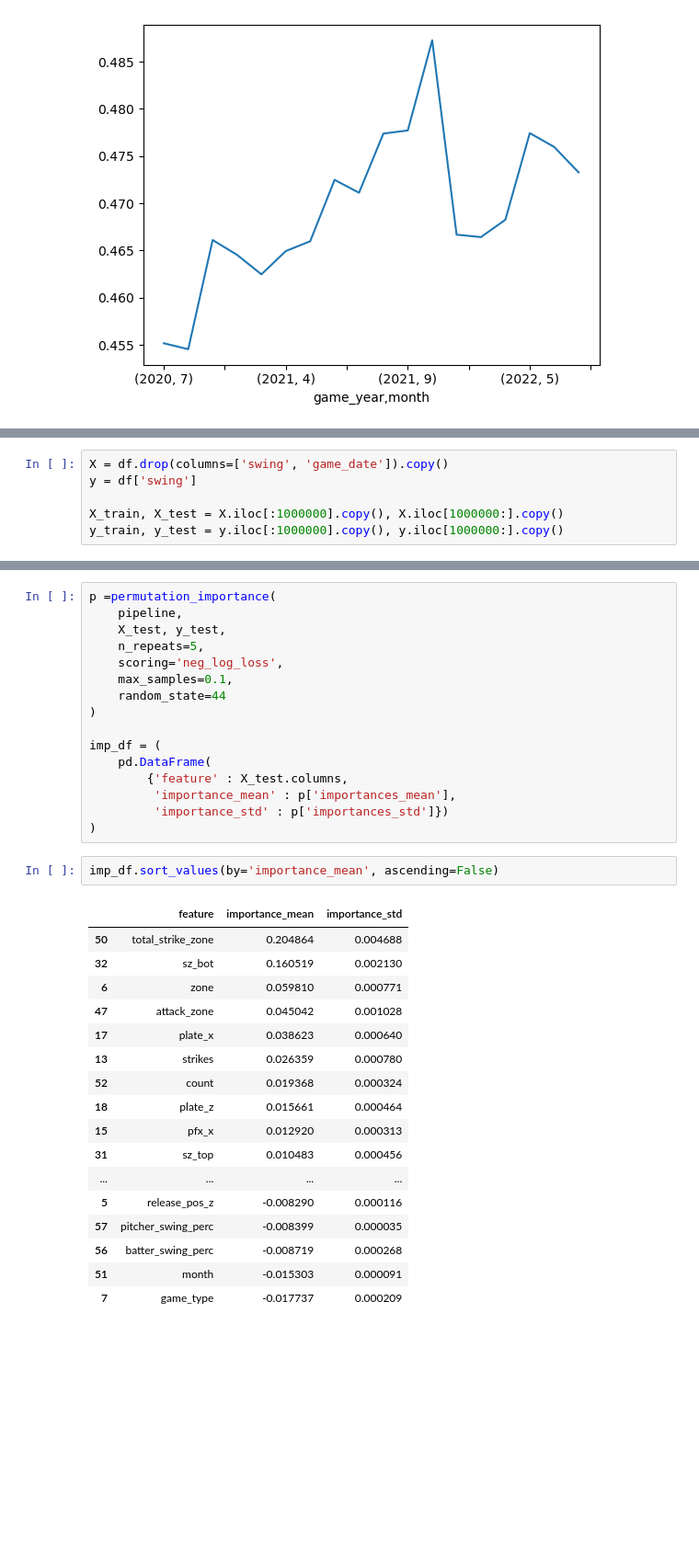
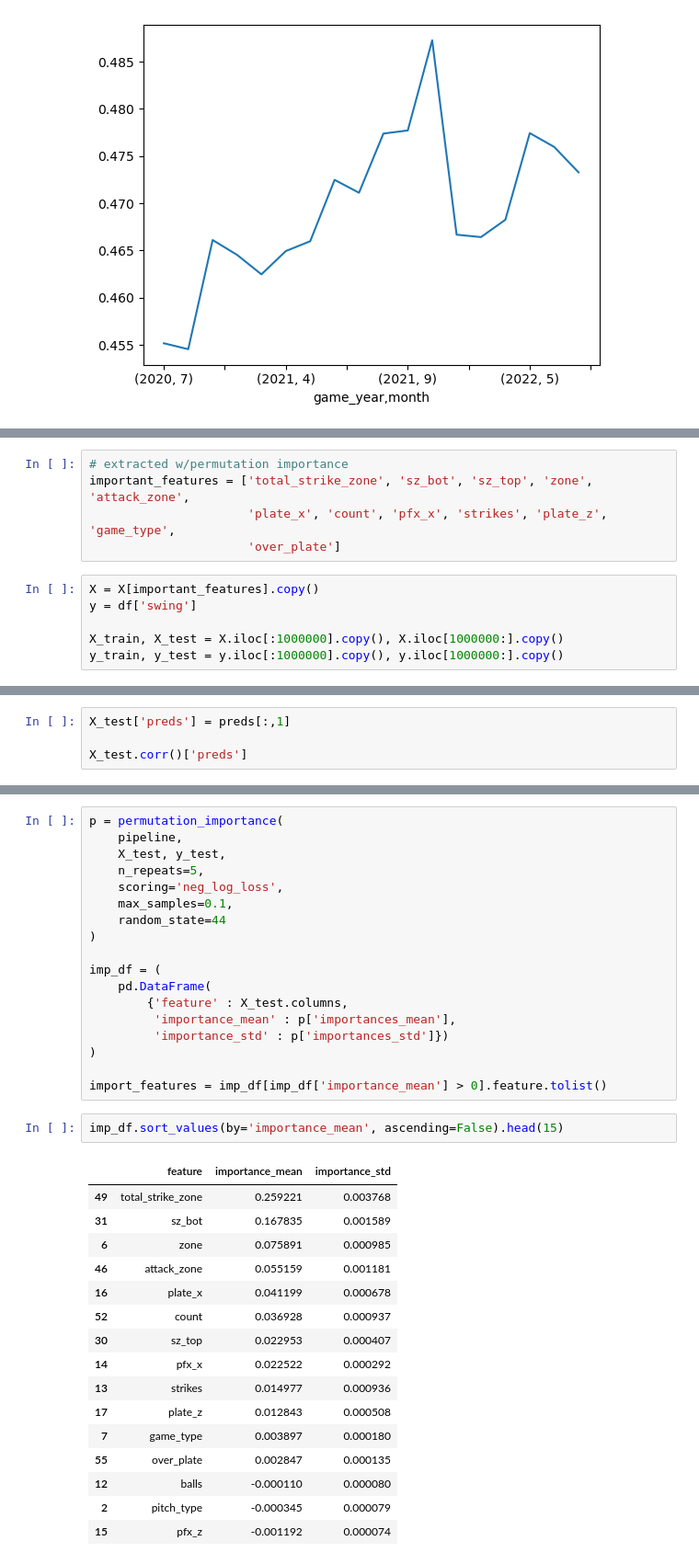
Before and after one commit to yaobviously/nick_wan_home_runs, a Jupyter notebook: nick_wan_swing.ipynb, the cells around one changed output, grey strips where cells are left out. Shown: that part at 92% size. Cells and saved outputs as stored; diff of their text form; blank space fills up the shorter version.

```diff
--- a/nick_wan_swing.ipynb
+++ b/nick_wan_swing.ipynb
@@ -161,5 +218,10 @@ kbest = SelectKBest(mi_class, k=10)
+# %%
+# extracted w/permutation importance
+important_features = ['total_strike_zone', 'sz_bot', 'sz_top', 'zone', 'attack_zone',
+                      'plate_x', 'count', 'pfx_x', 'strikes', 'plate_z', 'game_type',
+                      'over_plate']
 # %%
-X = df.drop(columns=['swing', 'game_date']).copy()
+X = X[important_features].copy()
 y = df['swing']
 
 X_train, X_test = X.iloc[:1000000].copy(), X.iloc[1000000:].copy()
@@ -180,0 +247,4 @@ preds = pipeline.predict_proba(X_test)
+# %%
+X_test['preds'] = preds[:,1]
+
+X_test.corr()['preds']
@@ -181,5 +263,5 @@ preds = pipeline.predict_proba(X_test)
 # %%
-p =permutation_importance(
+p = permutation_importance(
     pipeline,
     X_test, y_test,
     n_repeats=5,
@@ -194,23 +276,24 @@ imp_df = (
          'importance_mean' : p['importances_mean'],
          'importance_std' : p['importances_std']})
 )
+
+import_features = imp_df[imp_df['importance_mean'] > 0].feature.tolist()
 # %%
-imp_df.sort_values(by='importance_mean', ascending=False)
+imp_df.sort_values(by='importance_mean', ascending=False).head(15)
 # %% [output]
 |  | feature | importance_mean | importance_std |
-| 50 | total_strike_zone | 0.204864 | 0.004688 |
-| 32 | sz_bot | 0.160519 | 0.002130 |
-| 6 | zone | 0.059810 | 0.000771 |
-| 47 | attack_zone | 0.045042 | 0.001028 |
-| 17 | plate_x | 0.038623 | 0.000640 |
-| 13 | strikes | 0.026359 | 0.000780 |
-| 52 | count | 0.019368 | 0.000324 |
-| 18 | plate_z | 0.015661 | 0.000464 |
-| 15 | pfx_x | 0.012920 | 0.000313 |
-| 31 | sz_top | 0.010483 | 0.000456 |
-| ... | ... | ... | ... |
-| 5 | release_pos_z | -0.008290 | 0.000116 |
-| 57 | pitcher_swing_perc | -0.008399 | 0.000035 |
-| 56 | batter_swing_perc | -0.008719 | 0.000268 |
-| 51 | month | -0.015303 | 0.000091 |
-| 7 | game_type | -0.017737 | 0.000209 |
+| 49 | total_strike_zone | 0.259221 | 0.003768 |
+| 31 | sz_bot | 0.167835 | 0.001589 |
+| 6 | zone | 0.075891 | 0.000985 |
+| 46 | attack_zone | 0.055159 | 0.001181 |
+| 16 | plate_x | 0.041199 | 0.000678 |
+| 52 | count | 0.036928 | 0.000937 |
+| 30 | sz_top | 0.022953 | 0.000407 |
+| 14 | pfx_x | 0.022522 | 0.000292 |
+| 13 | strikes | 0.014977 | 0.000936 |
+| 17 | plate_z | 0.012843 | 0.000508 |
+| 7 | game_type | 0.003897 | 0.000180 |
+| 55 | over_plate | 0.002847 | 0.000135 |
+| 12 | balls | -0.000110 | 0.000080 |
+| 2 | pitch_type | -0.000345 | 0.000079 |
+| 15 | pfx_z | -0.001192 | 0.000074 |
```
Also changed, not shown: parts of 12 cells of this notebook.
